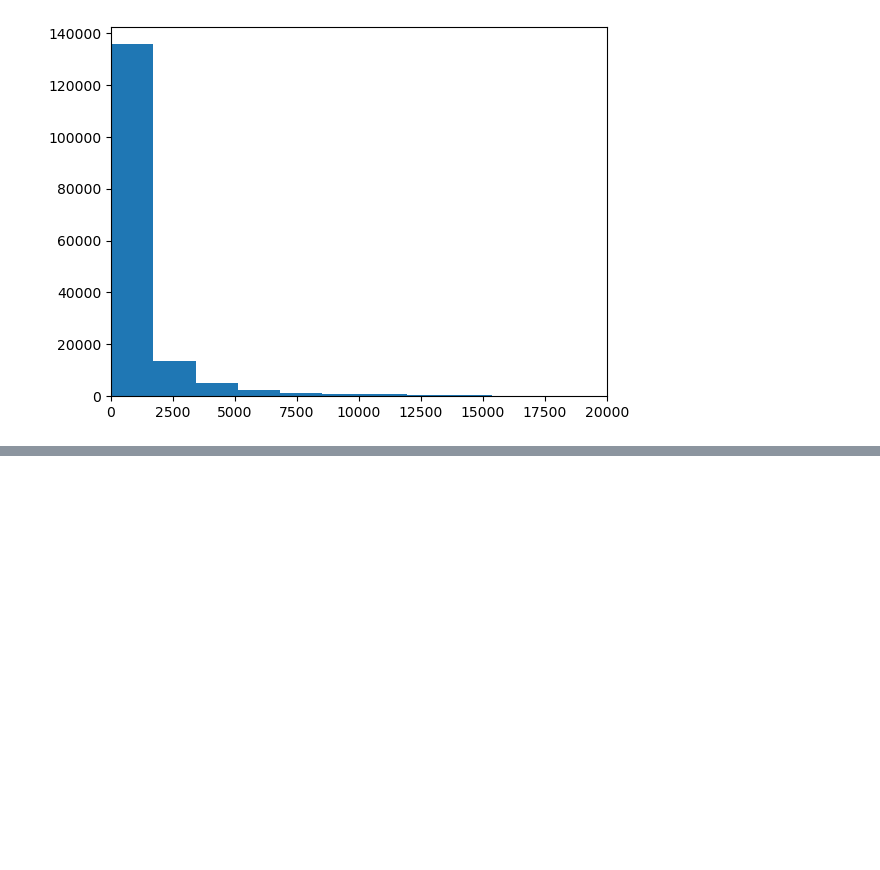
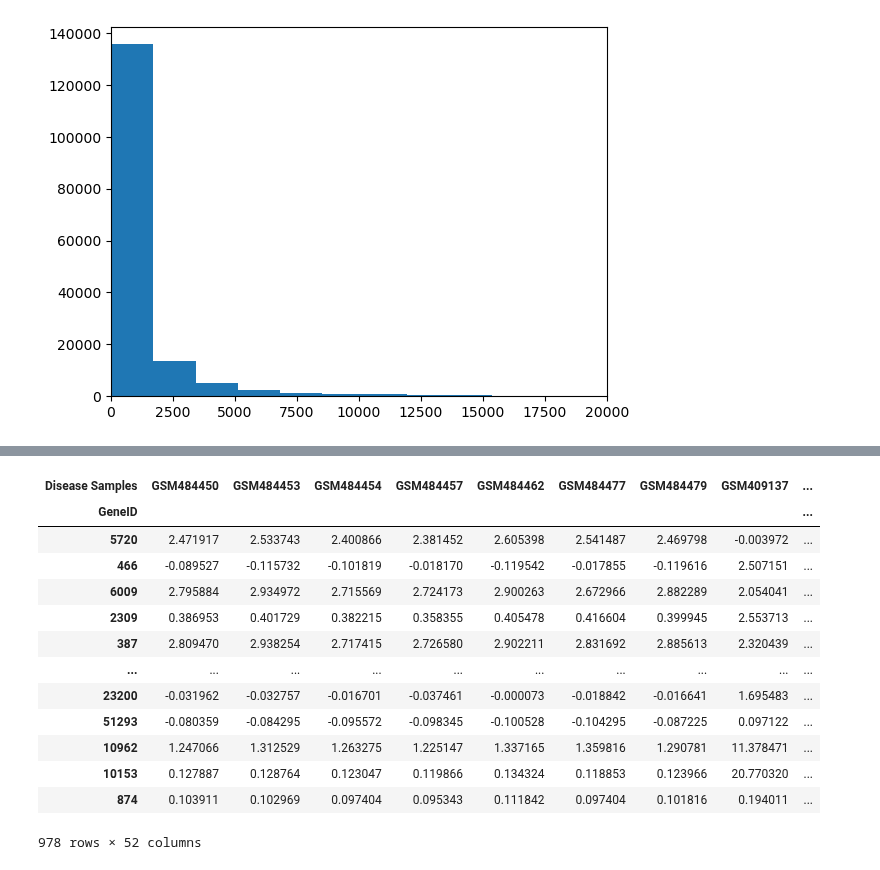
Before and after one commit to JRaviLab/integrative-drugrep-tb, a Jupyter notebook: landon_scripts/data_investigation.ipynb, the cells around one changed output, grey strips where cells are left out. Drawn from its saved outputs; the diff is of its cells as text; code cells hidden in the pictures; blank space fills up the shorter version.

```diff
--- a/landon_scripts/data_investigation.ipynb
+++ b/landon_scripts/data_investigation.ipynb
@@ -18,0 +57,26 @@ plt.show()
+# %%
+ma_samples = []
+for disease_sample in dis_data.columns:
+    if data_funcs.get_dis_meta(disease_sample, 'type') == 'microarray':
+        ma_samples.append(disease_sample)
+ma_data = dis_data[ma_samples]
+
+# ma_data = ma_data.iloc[:,:4]
+# ma_data.dropna(inplace=True)
+# ma_data = np.log2(ma_data + 1)
+ma_data
+# %% [output]
+| Disease Samples | GSM484450 | GSM484453 | GSM484454 | GSM484457 | GSM484462 | GSM484477 | GSM484479 | GSM409137 | ... |
+| GeneID |  |  |  |  |  |  |  |  | ... |
+| 5720 | 2.471917 | 2.533743 | 2.400866 | 2.381452 | 2.605398 | 2.541487 | 2.469798 | -0.003972 | ... |
+| 466 | -0.089527 | -0.115732 | -0.101819 | -0.018170 | -0.119542 | -0.017855 | -0.119616 | 2.507151 | ... |
+| 6009 | 2.795884 | 2.934972 | 2.715569 | 2.724173 | 2.900263 | 2.672966 | 2.882289 | 2.054041 | ... |
+| 2309 | 0.386953 | 0.401729 | 0.382215 | 0.358355 | 0.405478 | 0.416604 | 0.399945 | 2.553713 | ... |
+| 387 | 2.809470 | 2.938254 | 2.717415 | 2.726580 | 2.902211 | 2.831692 | 2.885613 | 2.320439 | ... |
+| ... | ... | ... | ... | ... | ... | ... | ... | ... | ... |
+| 23200 | -0.031962 | -0.032757 | -0.016701 | -0.037461 | -0.000073 | -0.018842 | -0.016641 | 1.695483 | ... |
+| 51293 | -0.080359 | -0.084295 | -0.095572 | -0.098345 | -0.100528 | -0.104295 | -0.087225 | 0.097122 | ... |
+| 10962 | 1.247066 | 1.312529 | 1.263275 | 1.225147 | 1.337165 | 1.359816 | 1.290781 | 11.378471 | ... |
+| 10153 | 0.127887 | 0.128764 | 0.123047 | 0.119866 | 0.134324 | 0.118853 | 0.123966 | 20.770320 | ... |
+| 874 | 0.103911 | 0.102969 | 0.097404 | 0.095343 | 0.111842 | 0.097404 | 0.101816 | 0.194011 | ... |
+978 rows × 52 columns
```
Also changed, not shown: parts of 4 cells of this notebook.
